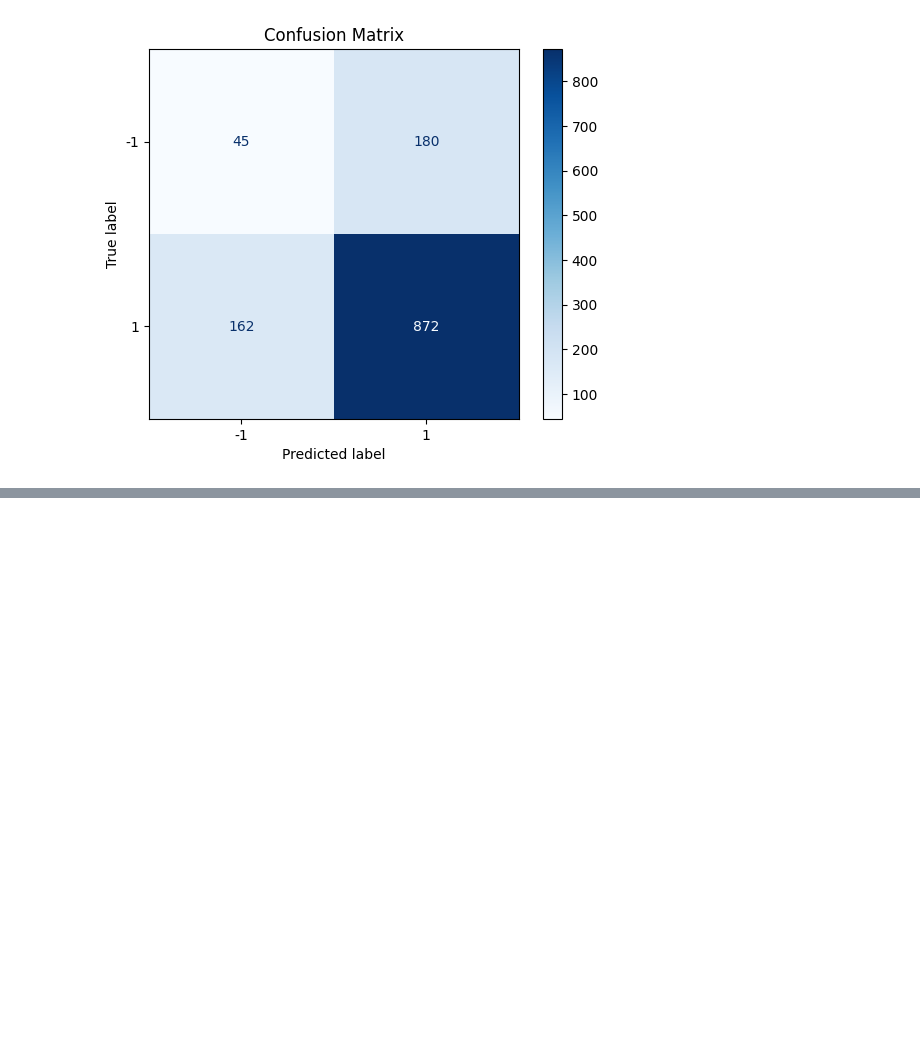
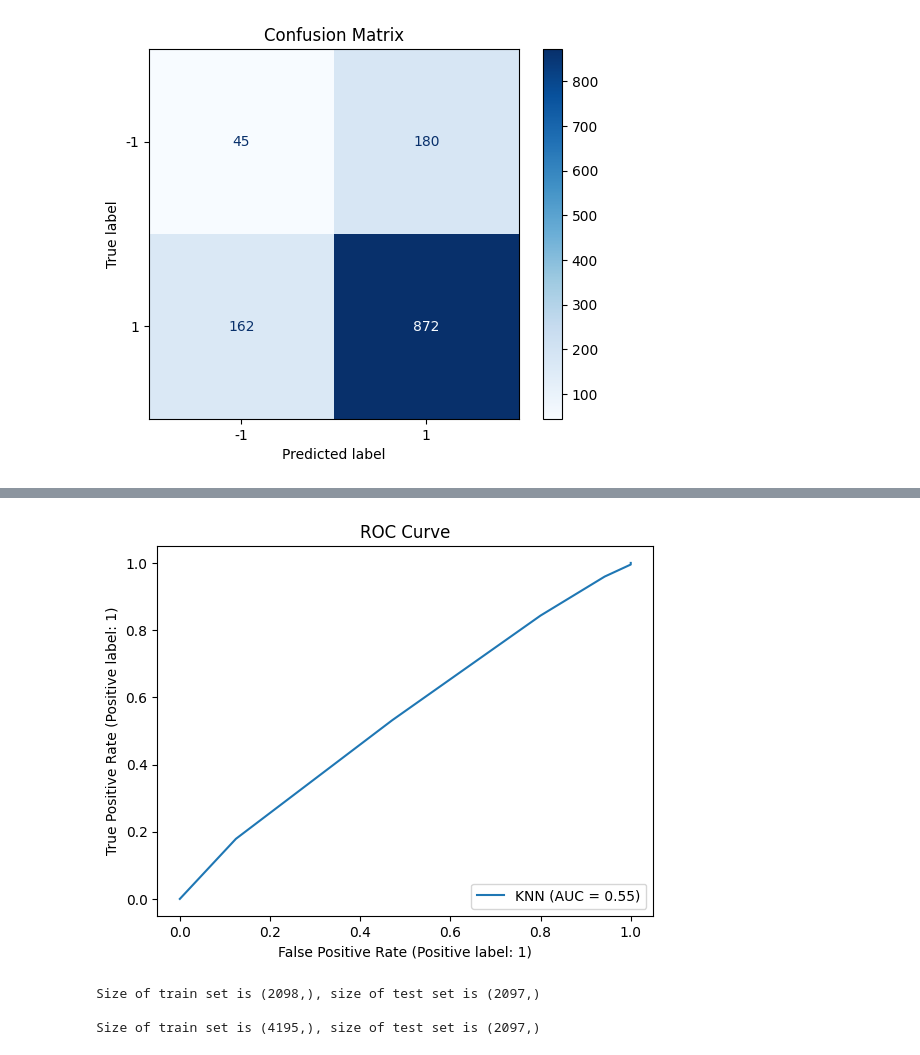
Before and after one commit to robonesky/oreilly, a Jupyter notebook: RM Lab Notes 10 202301 cohort.ipynb, the cells around one changed output, grey strips where cells are left out. Saved outputs shown, nothing was run; the diff lists cells and outputs as text; code cells hidden in the pictures; blank space fills up the shorter version.

```diff
--- a/RM Lab Notes 10 202301 cohort.ipynb
+++ b/RM Lab Notes 10 202301 cohort.ipynb
@@ -131,0 +144,21 @@ plt.show()
+# %%
+from sklearn.metrics import RocCurveDisplay
+
+disp_roc = RocCurveDisplay.from_estimator(
+    model,
+    X_test,
+    y_test,
+    name = 'KNN'
+)
+disp_roc.ax_.set_title('ROC Curve')
+plt.show()
+# %% [output]
+[figure, added]
+# %%
+tscv = TimeSeriesSplit(n_splits = 2, gap = 1)
+for train, test in tscv.split(X):
+  print (f'Size of train set is {train.shape}, size of test set is {test.shape}\n')
+# %% [output]
+Size of train set is (2098,), size of test set is (2097,)
+
+Size of train set is (4195,), size of test set is (2097,)
```
Also changed, not shown: parts of 3 cells of this notebook.
